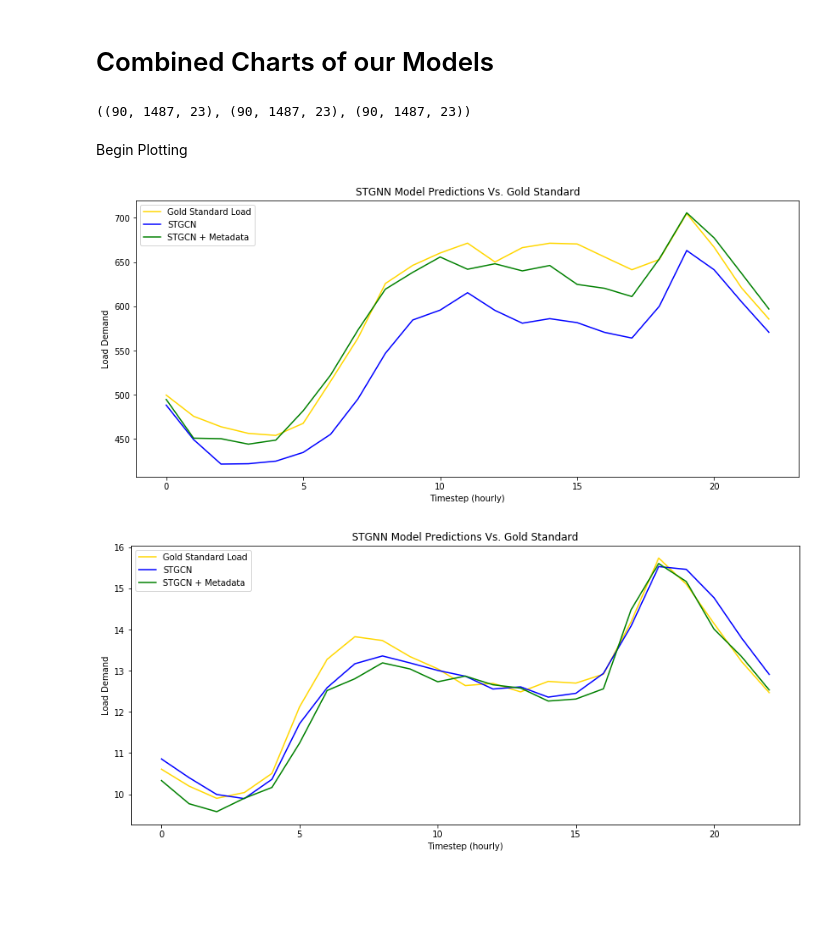
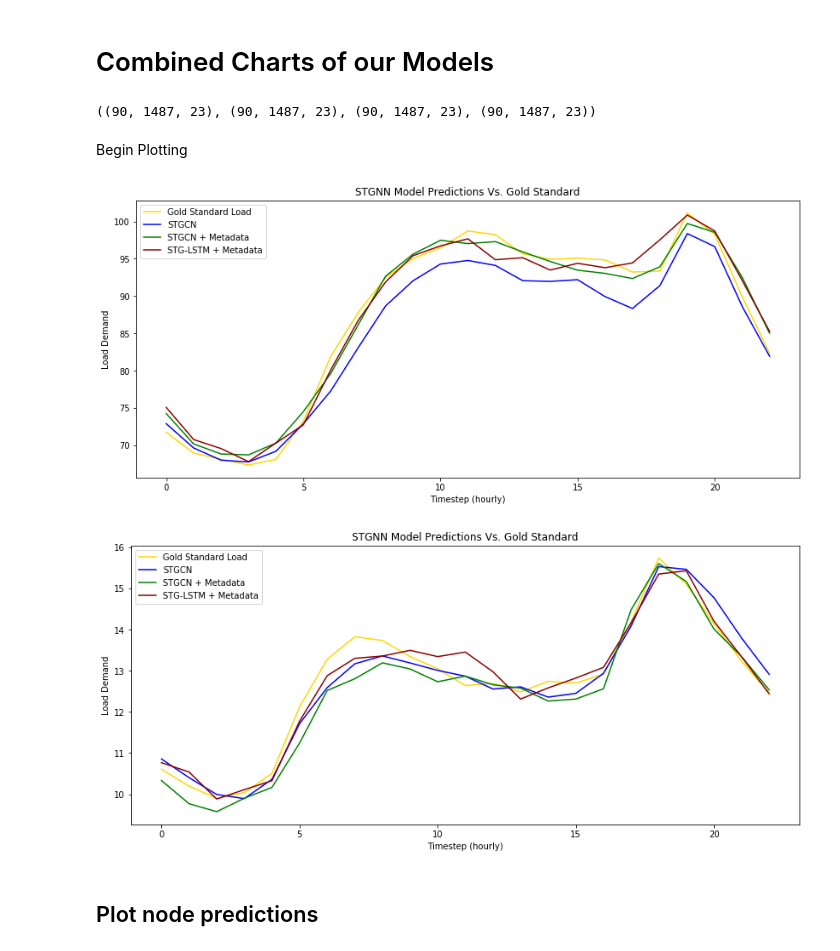
Before and after one commit to austnbell/energyDemand, a Jupyter notebook: evaluation/finalEval.ipynb, the cells around one changed output. Saved outputs shown, nothing was run; the diff lists cells and outputs as text; code cells hidden in the pictures; blank space fills up the shorter version.

```diff
--- a/evaluation/finalEval.ipynb
+++ b/evaluation/finalEval.ipynb
@@ -16,9 +16,12 @@ with open("./results/STGCNPredictions.pkl", "rb") as f:
 with open("./results/STGCN_metadataPredictions.pkl", "rb") as f:
     stgcn_metadata_preds = pickle.load(f)
 
-target.shape, stgcn_preds.shape, stgcn_metadata_preds.shape
+with open("./results/STGLSTM_metadataPredictions.pkl", "rb") as f:
+    stglstm_metadata_preds = pickle.load(f)
+
+target.shape, stgcn_preds.shape, stgcn_metadata_preds.shape, stglstm_metadata_preds.shape
 # %% [output]
-((90, 1487, 23), (90, 1487, 23), (90, 1487, 23))
+((90, 1487, 23), (90, 1487, 23), (90, 1487, 23), (90, 1487, 23))
 # %% [markdown]
 Begin Plotting
 # %%
@@ -26,22 +29,29 @@ def plotPredictions(target, stgcn_preds, stgcn_metadata_preds, node, timestep):
     t = target[timestep][node]
     stgcn = stgcn_preds[timestep][node]
     stgcn_meta = stgcn_metadata_preds[timestep][node]
+    stglstm_meta = stglstm_metadata_preds[timestep][node]
 
 
     plt.figure(figsize=(14,6))
     plt.title('STGNN Model Predictions Vs. Gold Standard')
     plt.plot(t, label = "Gold Standard Load", color = "gold")
+
     plt.plot(stgcn, label = "STGCN", color = "blue")
     plt.plot(stgcn_meta, label = "STGCN + Metadata", color = "green")
+    plt.plot(stglstm_meta, label = "STG-LSTM + Metadata", color = "darkred")
+
+
     plt.xlabel("Timestep (hourly)")
     plt.ylabel("Load Demand")
     plt.legend()
     plt.show()
 # %%
-plotPredictions(target, stgcn_preds, stgcn_metadata_preds, 1, 15)
+plotPredictions(target, stgcn_preds, stgcn_metadata_preds, 0, 0)
 # %% [output]
-[figure, old version]
+[figure, new version]
 # %%
 plotPredictions(target, stgcn_preds, stgcn_metadata_preds, 1300, 20)
 # %% [output]
-[figure, old version]
+[figure, new version]
+# %% [markdown]
+## Plot node predictions
```
Also changed, not shown: parts of 7 cells of this notebook, 12 other files.
